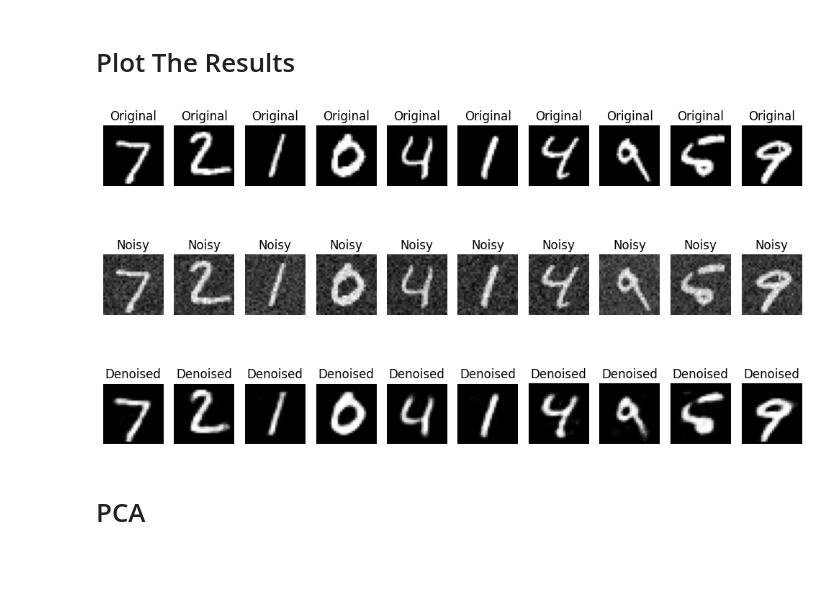
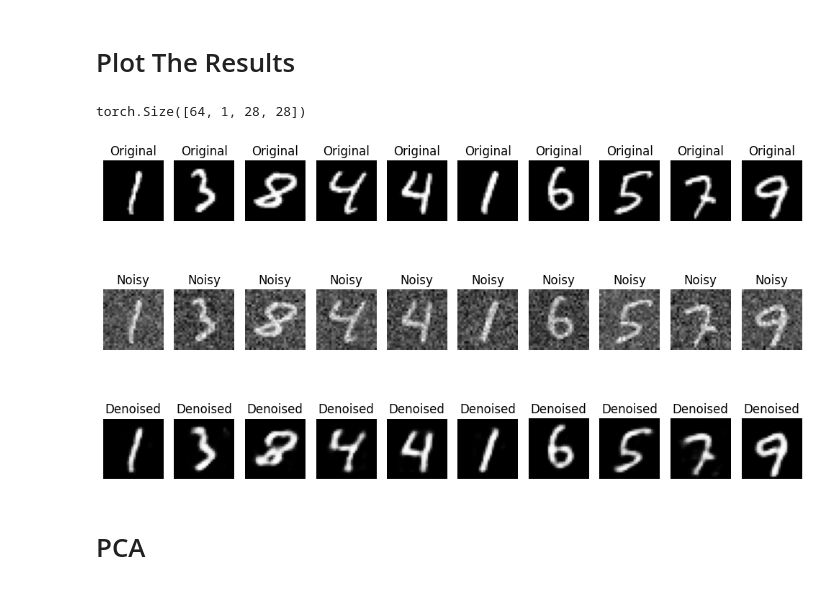
Before and after one commit to DBTomCat/IML_Project_Phase3, a Jupyter notebook: Image_Denoising.ipynb, the cells around one changed output. Cells and saved outputs as stored; diff of their text form; code cells hidden in the pictures.

```diff
--- a/Image_Denoising.ipynb
+++ b/Image_Denoising.ipynb
@@ -84,21 +84,19 @@ from sklearn.decomposition import PCA
 # %% [markdown]
 # Load Dataset and Prepare It
 # %%
-# Define the transformations
 transform = transforms.Compose([
     transforms.ToTensor(),
 ])
 
-# Download and load the MNIST dataset
 train_dataset = datasets.MNIST(root='./data', train=True, transform=transform, download=True)
 test_dataset = datasets.MNIST(root='./data', train=False, transform=transform)
 
-# Create data loaders
+
 batch_size = 64
 train_loader = torch.utils.data.DataLoader(train_dataset, batch_size=batch_size, shuffle=True)
 test_loader = torch.utils.data.DataLoader(test_dataset, batch_size=batch_size, shuffle=False)
 
-std_dev = 0.3
+std_dev = 0.2
 # %% [markdown]
 # Define Your Model
 torch neural network model
@@ -184,36 +167,38 @@ Epoch [10/10], Step [900/938], Loss: 0.0074
 # %% [markdown]
 # Plot The Results
 # %%
-# Visualize original images, noisy images, and reconstructed images
+
 num_images = 10
 images, _ = next(iter(test_loader))
+print(images.shape)
 noisy_images = images + torch.randn(images.size()) * std_dev
 encoded_images, denoised_images = autoencoder(noisy_images)
 
-# Convert images to numpy arrays
+
 images = images.numpy()
 noisy_images = noisy_images.numpy()
 denoised_images = denoised_images.detach().numpy()
 
-# Plot the images
 fig, axes = plt.subplots(nrows=3, ncols=num_images, figsize=(10, 6))
 
-for i in range(num_images):
-    axes[0, i].imshow(np.squeeze(images[i]), cmap='gray')
+idx = np.random.randint(0, len(images), num_images)
+for i, id in enumerate(idx):
+    axes[0, i].imshow(np.squeeze(images[id]), cmap='gray')
     axes[0, i].axis('off')
     axes[0, i].set_title('Original')
 
-    axes[1, i].imshow(np.squeeze(noisy_images[i]), cmap='gray')
+    axes[1, i].imshow(np.squeeze(noisy_images[id]), cmap='gray')
     axes[1, i].axis('off')
     axes[1, i].set_title('Noisy')
 
-    axes[2, i].imshow(np.squeeze(denoised_images[i]), cmap='gray')
+    axes[2, i].imshow(np.squeeze(denoised_images[id]), cmap='gray')
     axes[2, i].axis('off')
     axes[2, i].set_title('Denoised')
 
 plt.tight_layout()
 plt.show()
 # %% [output]
+torch.Size([64, 1, 28, 28])
-[figure, old version]
+[figure, new version]
 # %% [markdown]
 # PCA
```
Also changed, not shown: parts of 5 cells of this notebook.
